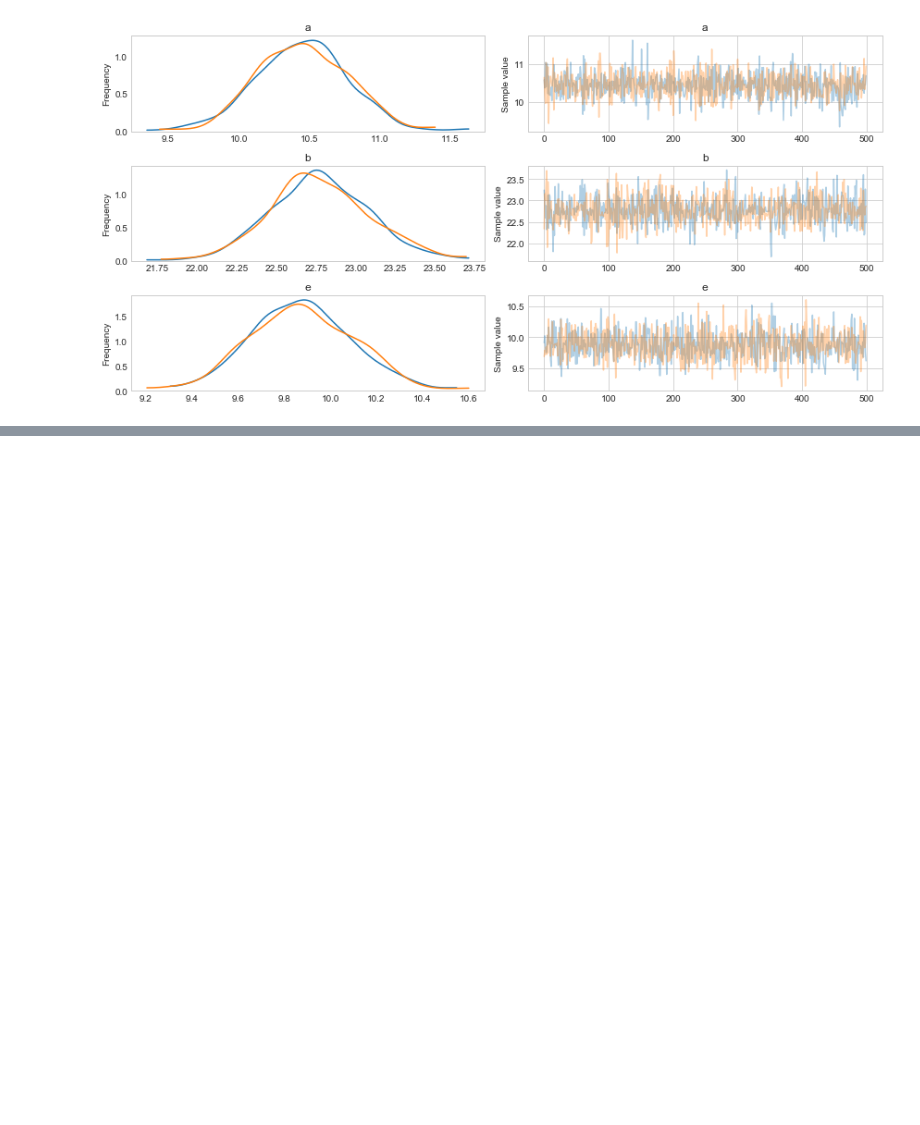
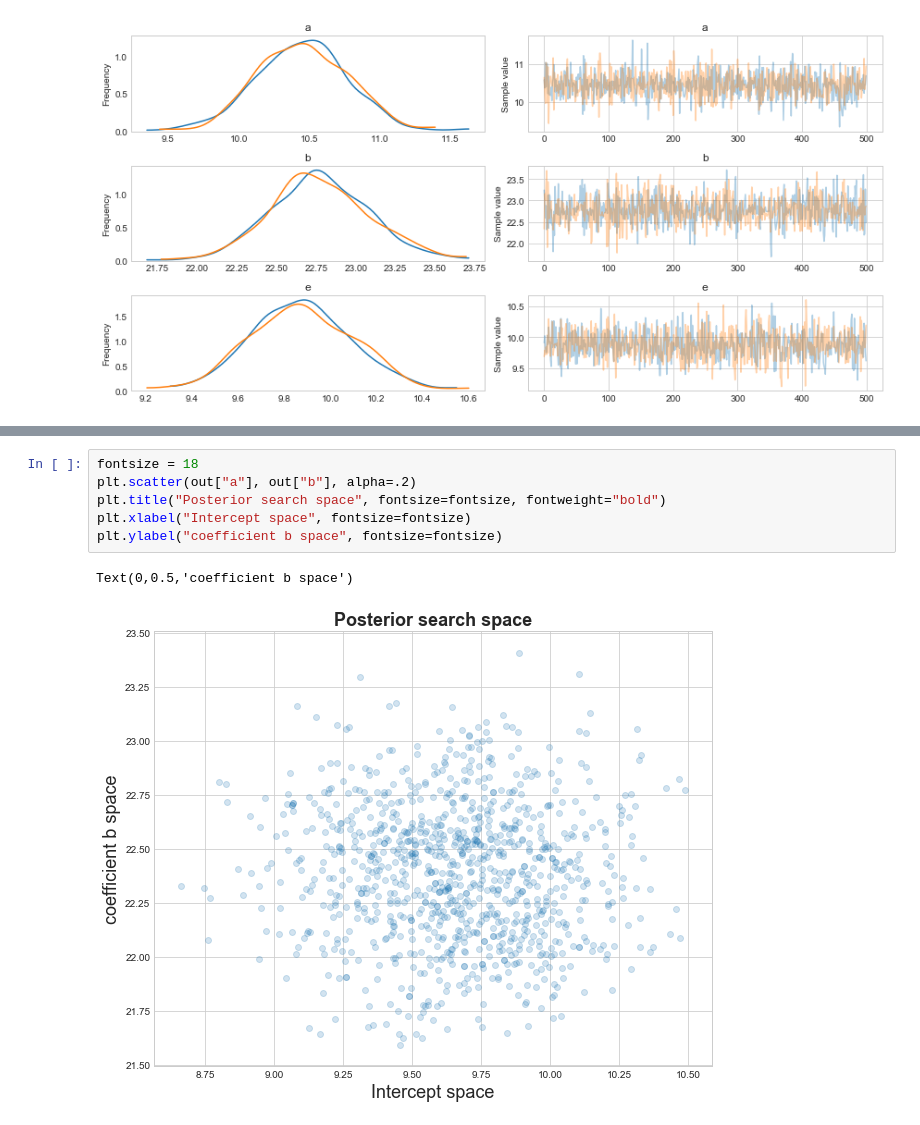
Before and after one commit to conormm/pytorch_blogpost1, a Jupyter notebook: very_simple_linear_regression.ipynb, the cells around one changed output, grey strips where cells are left out. Saved outputs shown, nothing was run; the diff lists cells and outputs as text; blank space fills up the shorter version.

```diff
--- a/very_simple_linear_regression.ipynb
+++ b/very_simple_linear_regression.ipynb
@@ -41,0 +78,9 @@ pm.traceplot(out);
+# %%
+fontsize = 18
+plt.scatter(out["a"], out["b"], alpha=.2)
+plt.title("Posterior search space", fontsize=fontsize, fontweight="bold")
+plt.xlabel("Intercept space", fontsize=fontsize)
+plt.ylabel("coefficient b space", fontsize=fontsize)
+# %% [output]
+Text(0,0.5,'coefficient b space')
+[figure, added]
```
Also changed, not shown: parts of 5 cells of this notebook.
